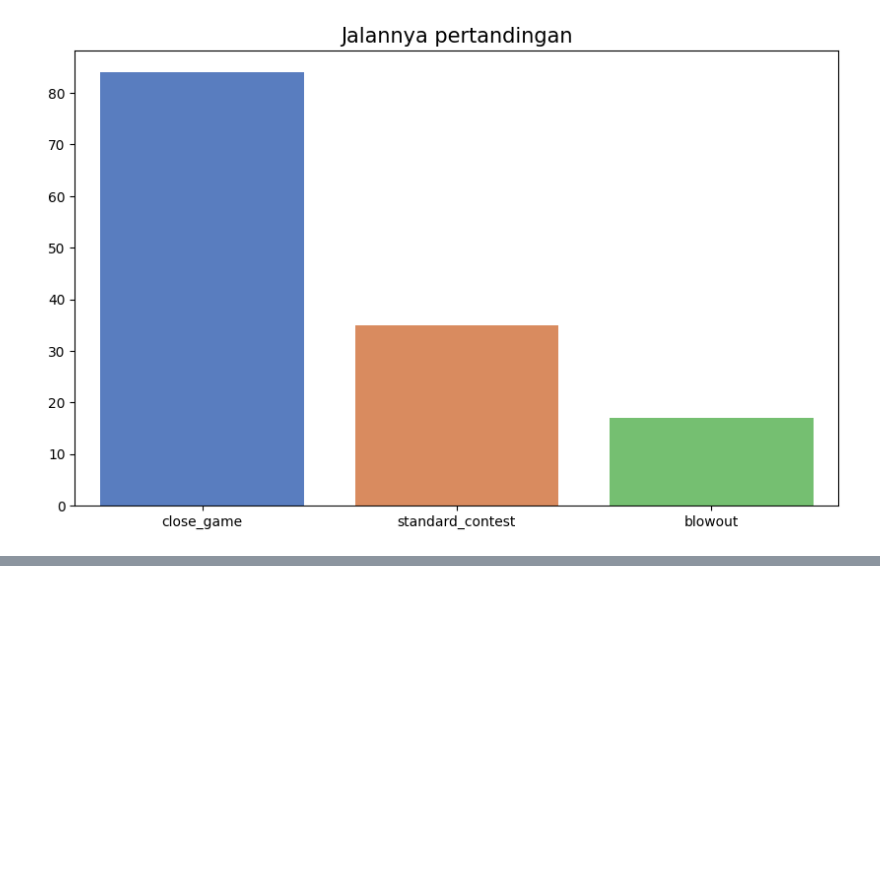
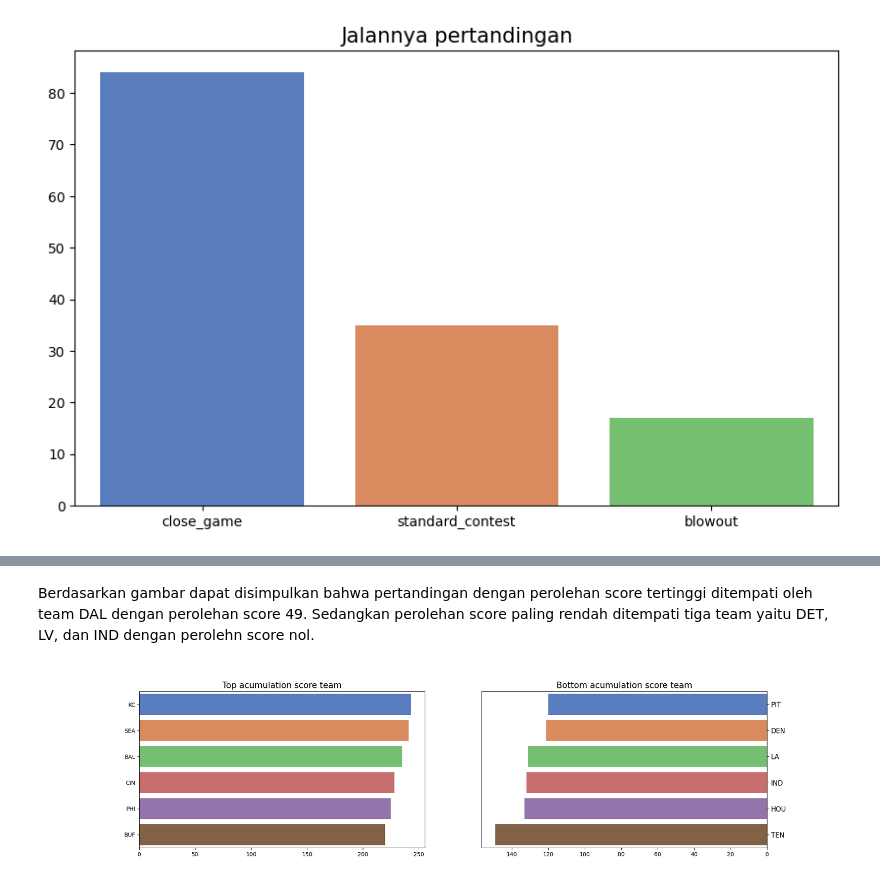
Before and after one commit to hanru789/NFL-Big-Data-Bowl-2025, a Jupyter notebook: about-games.ipynb, the cells around one changed output, grey strips where cells are left out. Saved outputs shown, nothing was run; the diff lists cells and outputs as text; code cells hidden in the pictures; blank space fills up the shorter version.

```diff
--- a/about-games.ipynb
+++ b/about-games.ipynb
@@ -495,0 +537,6 @@ plt.show()
+# %% [markdown]
+Berdasarkan gambar dapat disimpulkan bahwa pertandingan dengan perolehan score tertinggi ditempati oleh team DAL dengan perolehan score 49. Sedangkan perolehan score paling rendah ditempati tiga team yaitu DET, LV, dan IND dengan perolehn score nol.
+# %%
+display(Image("fig2.png"))
+# %% [output]
+[figure, added]
```
Also changed, not shown: parts of 21 cells of this notebook.
